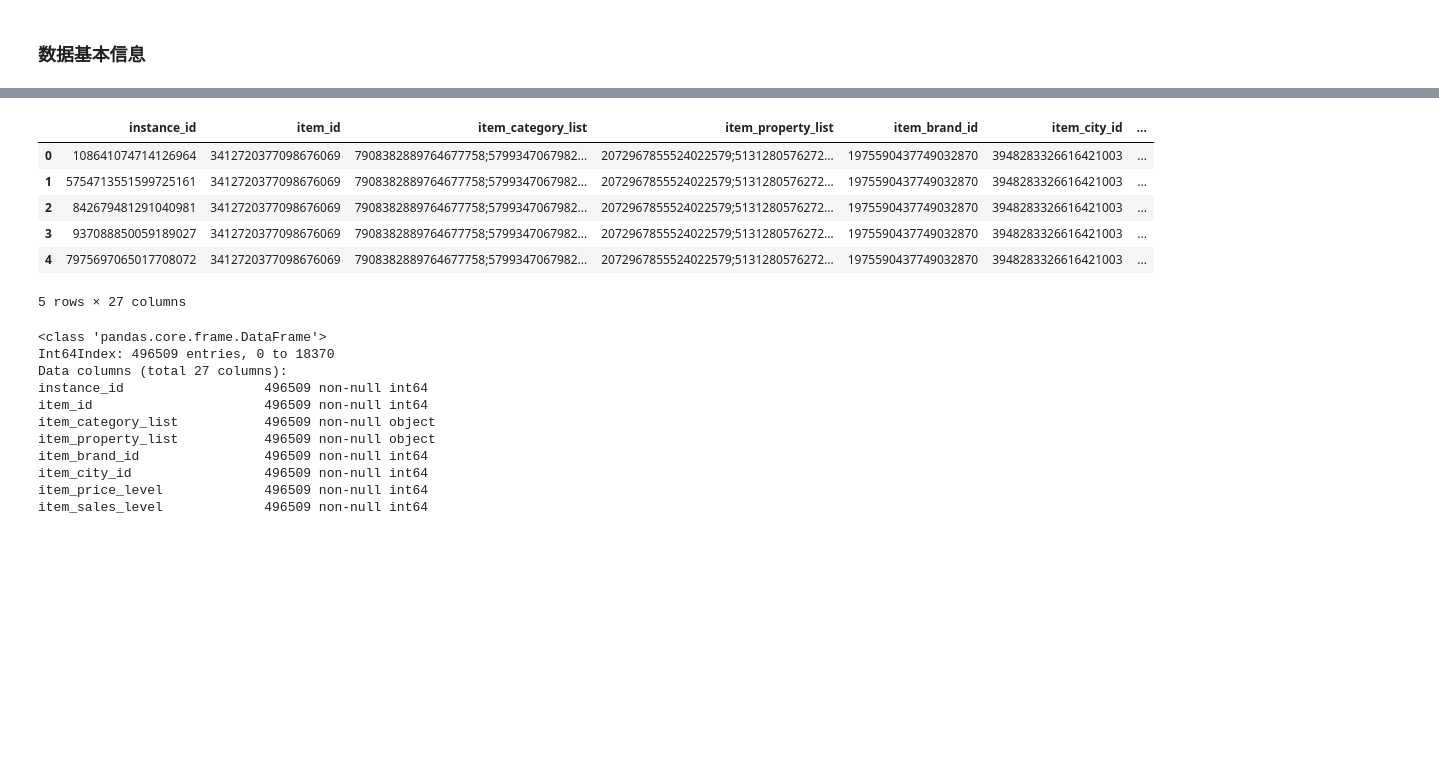
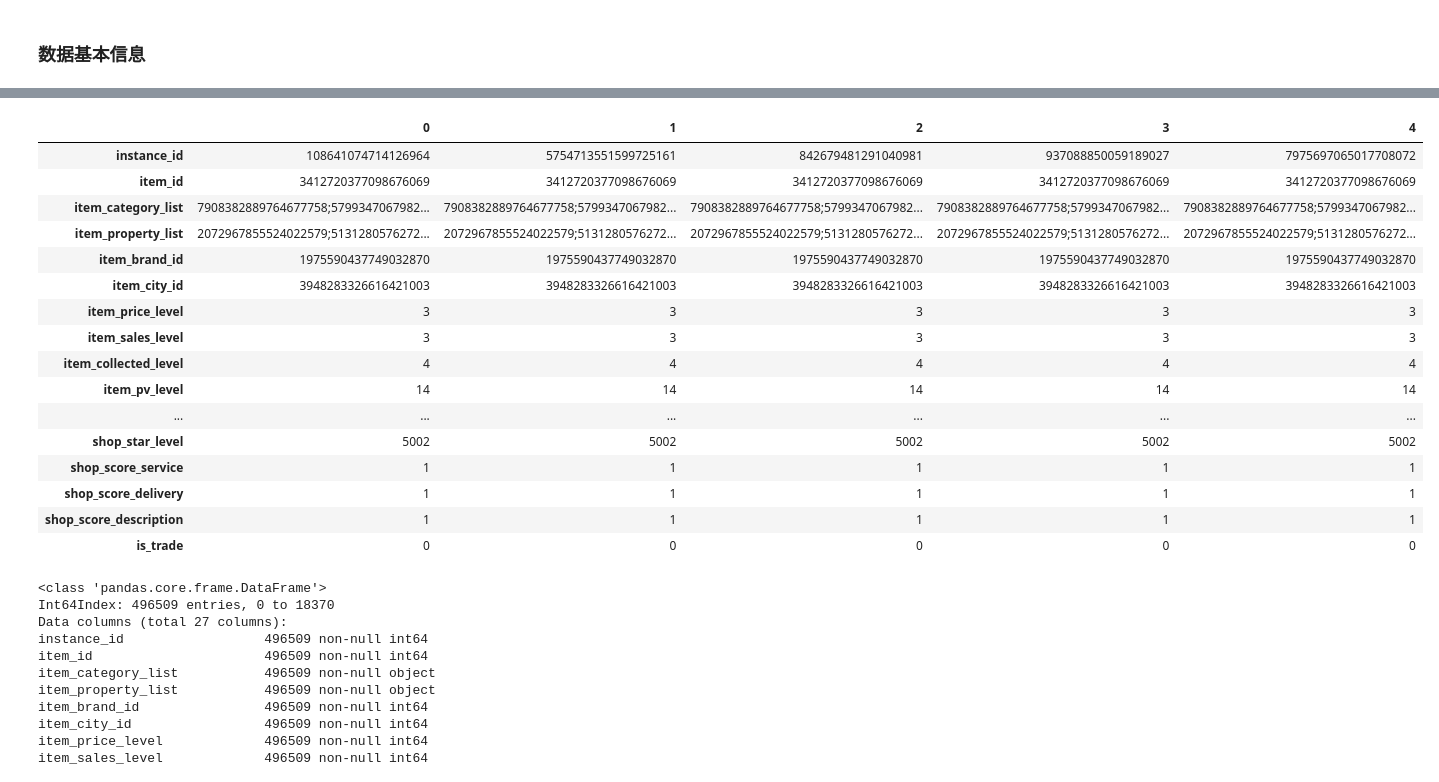
Before and after one commit to MagleHJ/Inter_Ad_Algo, a Jupyter notebook: src/feature_engineering.ipynb, the cells around one changed output, grey strips where cells are left out. Drawn from its saved outputs; the diff is of its cells as text; code cells hidden in the pictures; blank space fills up the shorter version.

```diff
--- a/src/feature_engineering.ipynb
+++ b/src/feature_engineering.ipynb
@@ -28,15 +30,25 @@ ijcai_18_train, ijcai_18_test = load_data()
 # %%
 ijcai_18_test['is_trade'] = -1 # test label 标注为-1，用以区分训练集和数据集
 ijcai_18_merged = pd.concat([ijcai_18_train, ijcai_18_test], axis=0)
-ijcai_18_merged.head()
+ijcai_18_merged.head().T
 # %% [output]
-|  | instance_id | item_id | item_category_list | item_property_list | item_brand_id | item_city_id | ... |
-| 0 | 108641074714126964 | 3412720377098676069 | 7908382889764677758;5799347067982... | 2072967855524022579;5131280576272... | 1975590437749032870 | 3948283326616421003 | ... |
-| 1 | 5754713551599725161 | 3412720377098676069 | 7908382889764677758;5799347067982... | 2072967855524022579;5131280576272... | 1975590437749032870 | 3948283326616421003 | ... |
-| 2 | 842679481291040981 | 3412720377098676069 | 7908382889764677758;5799347067982... | 2072967855524022579;5131280576272... | 1975590437749032870 | 3948283326616421003 | ... |
-| 3 | 937088850059189027 | 3412720377098676069 | 7908382889764677758;5799347067982... | 2072967855524022579;5131280576272... | 1975590437749032870 | 3948283326616421003 | ... |
-| 4 | 7975697065017708072 | 3412720377098676069 | 7908382889764677758;5799347067982... | 2072967855524022579;5131280576272... | 1975590437749032870 | 3948283326616421003 | ... |
+|  | 0 | 1 | 2 | 3 | 4 |
+| instance_id | 108641074714126964 | 5754713551599725161 | 842679481291040981 | 937088850059189027 | 7975697065017708072 |
+| item_id | 3412720377098676069 | 3412720377098676069 | 3412720377098676069 | 3412720377098676069 | 3412720377098676069 |
+| item_category_list | 7908382889764677758;5799347067982... | 7908382889764677758;5799347067982... | 7908382889764677758;5799347067982... | 7908382889764677758;5799347067982... | 7908382889764677758;5799347067982... |
+| item_property_list | 2072967855524022579;5131280576272... | 2072967855524022579;5131280576272... | 2072967855524022579;5131280576272... | 2072967855524022579;5131280576272... | 2072967855524022579;5131280576272... |
+| item_brand_id | 1975590437749032870 | 1975590437749032870 | 1975590437749032870 | 1975590437749032870 | 1975590437749032870 |
+| item_city_id | 3948283326616421003 | 3948283326616421003 | 3948283326616421003 | 3948283326616421003 | 3948283326616421003 |
+| item_price_level | 3 | 3 | 3 | 3 | 3 |
+| item_sales_level | 3 | 3 | 3 | 3 | 3 |
+| item_collected_level | 4 | 4 | 4 | 4 | 4 |
+| item_pv_level | 14 | 14 | 14 | 14 | 14 |
+| ... | ... | ... | ... | ... | ... |
+| shop_star_level | 5002 | 5002 | 5002 | 5002 | 5002 |
+| shop_score_service | 1 | 1 | 1 | 1 | 1 |
+| shop_score_delivery | 1 | 1 | 1 | 1 | 1 |
+| shop_score_description | 1 | 1 | 1 | 1 | 1 |
+| is_trade | 0 | 0 | 0 | 0 | 0 |
-5 rows × 27 columns
 # %%
 ijcai_18_merged.info()
 # %% [output]
```
Also changed, not shown: parts of 23 cells of this notebook, 6 other files.
